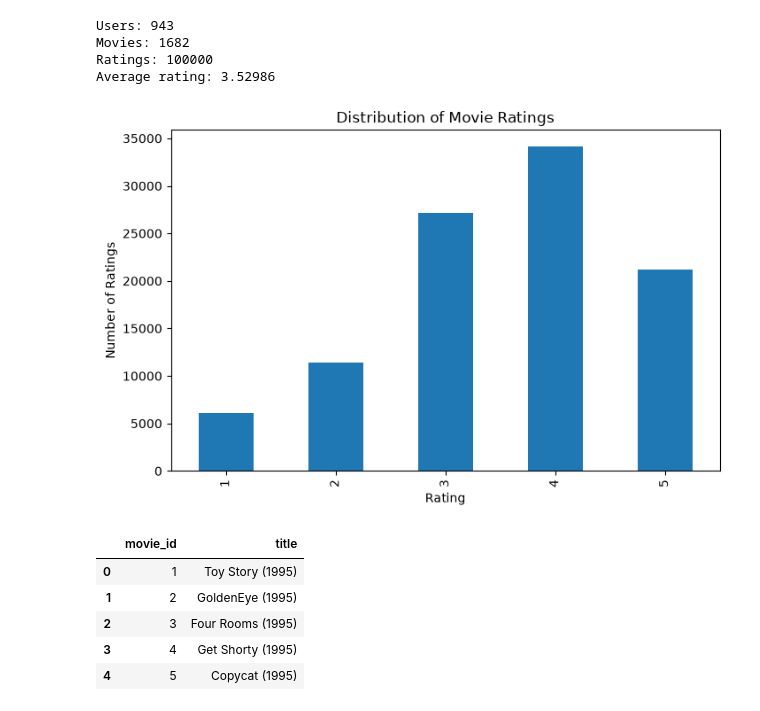
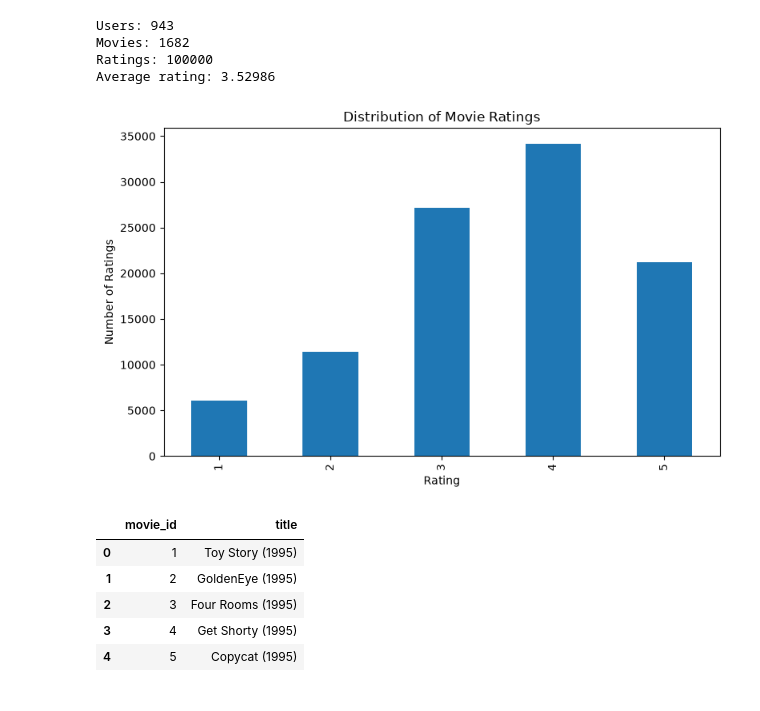
Before and after one commit to ryanburke23/movie-recommendation-system, a Jupyter notebook: notebooks/01exploratory_analysis.ipynb, the cells around one changed output. Saved outputs shown, nothing was run; the diff lists cells and outputs as text; code cells hidden in the pictures.

Commit message:
Add project visualizations and update README

```diff
--- a/notebooks/01exploratory_analysis.ipynb
+++ b/notebooks/01exploratory_analysis.ipynb
@@ -73,16 +73,25 @@ Average rating: 3.52986
 # %%
 rating_counts = ratings["rating"].value_counts().sort_index()
 
 plt.figure(figsize=(8, 5))
+
 rating_counts.plot(kind="bar")
 
 plt.title("Distribution of Movie Ratings")
 plt.xlabel("Rating")
 plt.ylabel("Number of Ratings")
 
+plt.tight_layout()
+
+plt.savefig(
+    "../results/figures/rating_distribution.png",
+    dpi=300,
+    bbox_inches="tight"
+)
+
 plt.show()
 # %% [output]
-[figure, old version]
+[figure, new version]
 # %%
 movies = pd.read_csv(
     DATA_PATH / "u.item",
```
Also changed, not shown: 5 other files.
